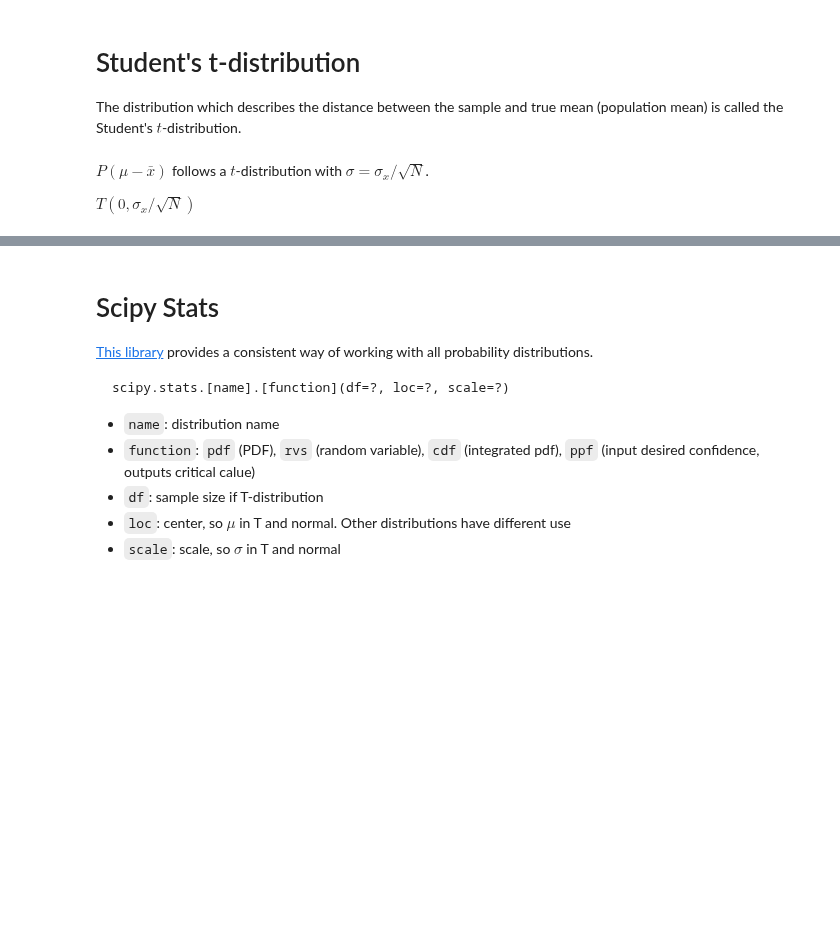
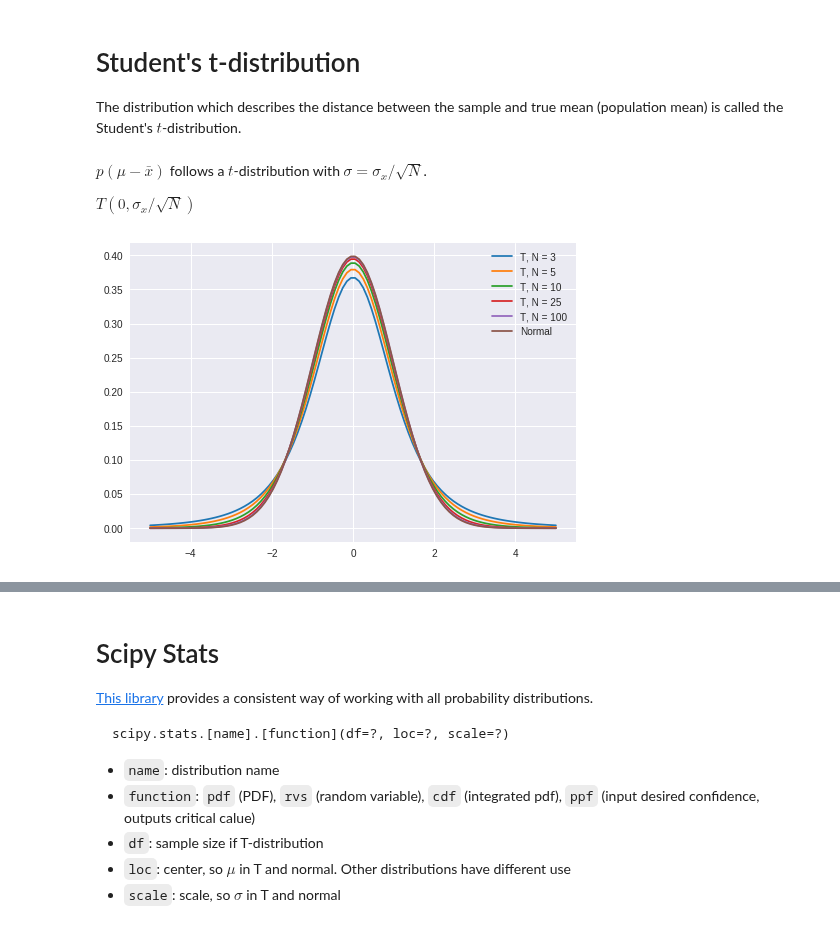
Before and after one commit to whitead/numerical_stats, a Jupyter notebook: unit_8/lectures/lecture_1.ipynb, the cells around one changed output, grey strips where cells are left out. Drawn from its saved outputs; the diff is of its cells as text; code cells hidden in the pictures; blank space fills up the shorter version.

```diff
--- a/unit_8/lectures/lecture_1.ipynb
+++ b/unit_8/lectures/lecture_1.ipynb
@@ -315,22 +353,24 @@ Student's t-distribution
 ====
 The distribution which describes the distance between the sample and true mean (population mean) is called the Student's $t$-distribution.
 # %% [markdown]
-$P(\mu - \bar{x})$ follows a $t$-distribution with $\sigma = \sigma_x / \sqrt{N}$.
+$p(\mu - \bar{x})$ follows a $t$-distribution with $\sigma = \sigma_x / \sqrt{N}$.
 
 
 $T(0, \sigma_x / \sqrt{N})$
 # %%
 import scipy.stats
 
 #make some points
 x = np.linspace(-5,5, 100)
 
 #Compute pdf on t and normal
-y1 = scipy.stats.t.pdf(x, df=3)
-y2 = scipy.stats.norm.pdf(x)
-
-plt.plot(x,y1, label="T, N=3")
-plt.plot(x,y2, label="Normal")
+yn = scipy.stats.norm.pdf(x)
+for i, Ni in zip(color_i, N):
+    y = scipy.stats.t.pdf(x, df=Ni)
+    plt.plot(x,y, label="T, N = {}".format(Ni))
+plt.plot(x,yn, label="Normal")
 plt.legend()
 
 plt.show()
+# %% [output]
+[figure, added]
```
Also changed, not shown: parts of 30 cells of this notebook, 1 other file.
